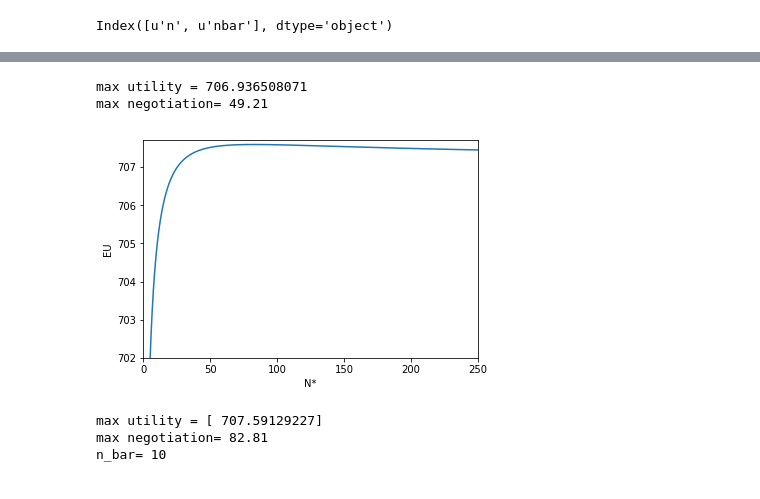
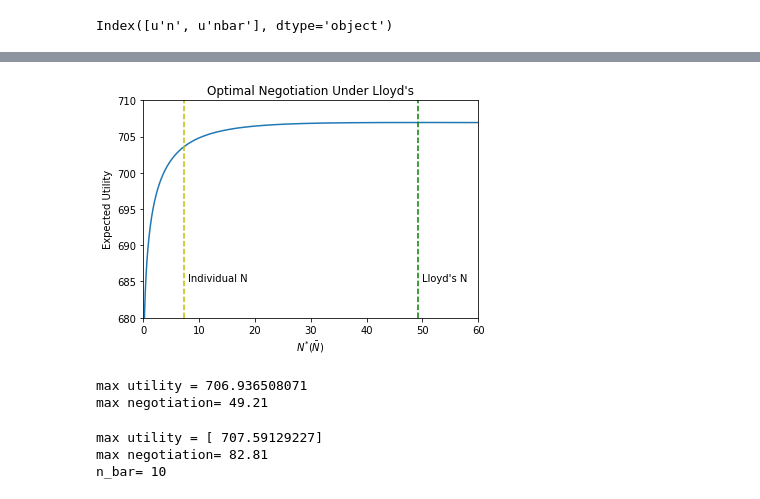
Before and after one commit to szwang/kr-insurance-models, a Jupyter notebook: negotiation-model-with-nbar.ipynb, the cells around one changed output, grey strips where cells are left out. Saved outputs shown, nothing was run; the diff lists cells and outputs as text; code cells hidden in the pictures.

```diff
--- a/negotiation-model-with-nbar.ipynb
+++ b/negotiation-model-with-nbar.ipynb
@@ -208,3 +226,21 @@ plt.show()
+# %%
+# plt.plot(x, y2, label='cos')
+#     plt.text(0.08, 0.2, 'sin')
+
+plt.plot(Nbar_vals, eu_vals)
+plt.axvline(x=7.37, linestyle='dashed', color='y', label='Individual')
+plt.axvline(x=49.21, linestyle='dashed', color='g', label='Lloyds')
+plt.text(8,685, 'Individual N')
+plt.text(50, 685, 'Lloyd\'s N')
+# plt.plot(nrange, nrange)
+plt.xlabel(r'$N^{*}(\bar{N})$')
+plt.ylabel('Expected Utility')
+plt.title('Optimal Negotiation Under Lloyd\'s')
+plt.axis([0, 60, 680, 710])
+plt.savefig('lloyds1.png', bbox_inches='tight', pad_inches=0.2)
+plt.show()
+# %% [output]
+[figure, added]
 # %%
 i = np.nanargmax(eu_vals)
 max_negotiation = Nbar_vals[i]
@@ -215,15 +251,6 @@ print 'max negotiation=', max_negotiation
 # %% [output]
 max utility = 706.936508071
 max negotiation= 49.21
-# %%
-eu_range = df.as_matrix(columns=df.columns[0:1])
-plt.plot(Nbar_vals, eu_range)
-plt.xlabel('N*')
-plt.ylabel('EU')
-plt.axis([0, 250, 702, 707.7])
-plt.show()
-# %% [output]
-[figure, removed]
 # %%
 i = np.nanargmax(eu_range)
 max_negotiation = Nbar_vals[i]
```
Also changed, not shown: parts of 6 cells of this notebook, 6 other files.
